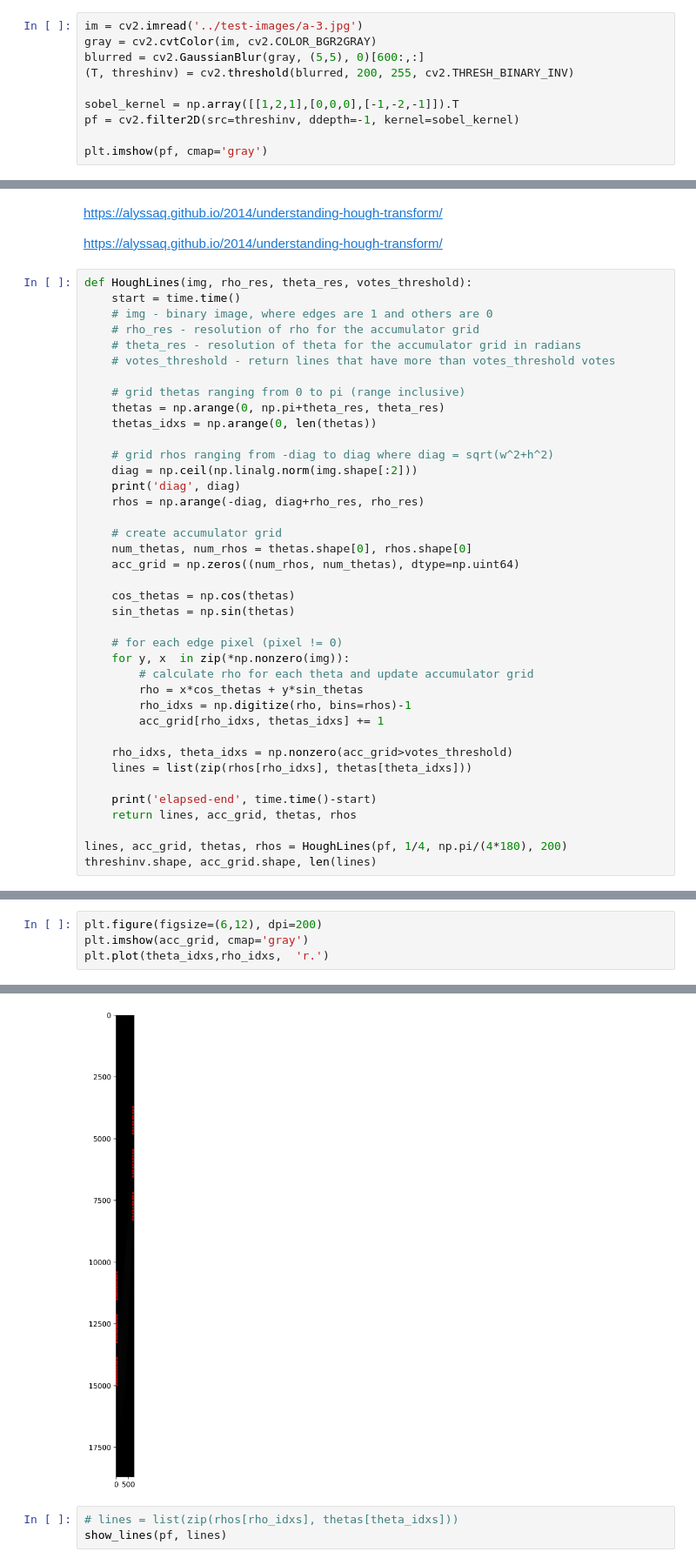
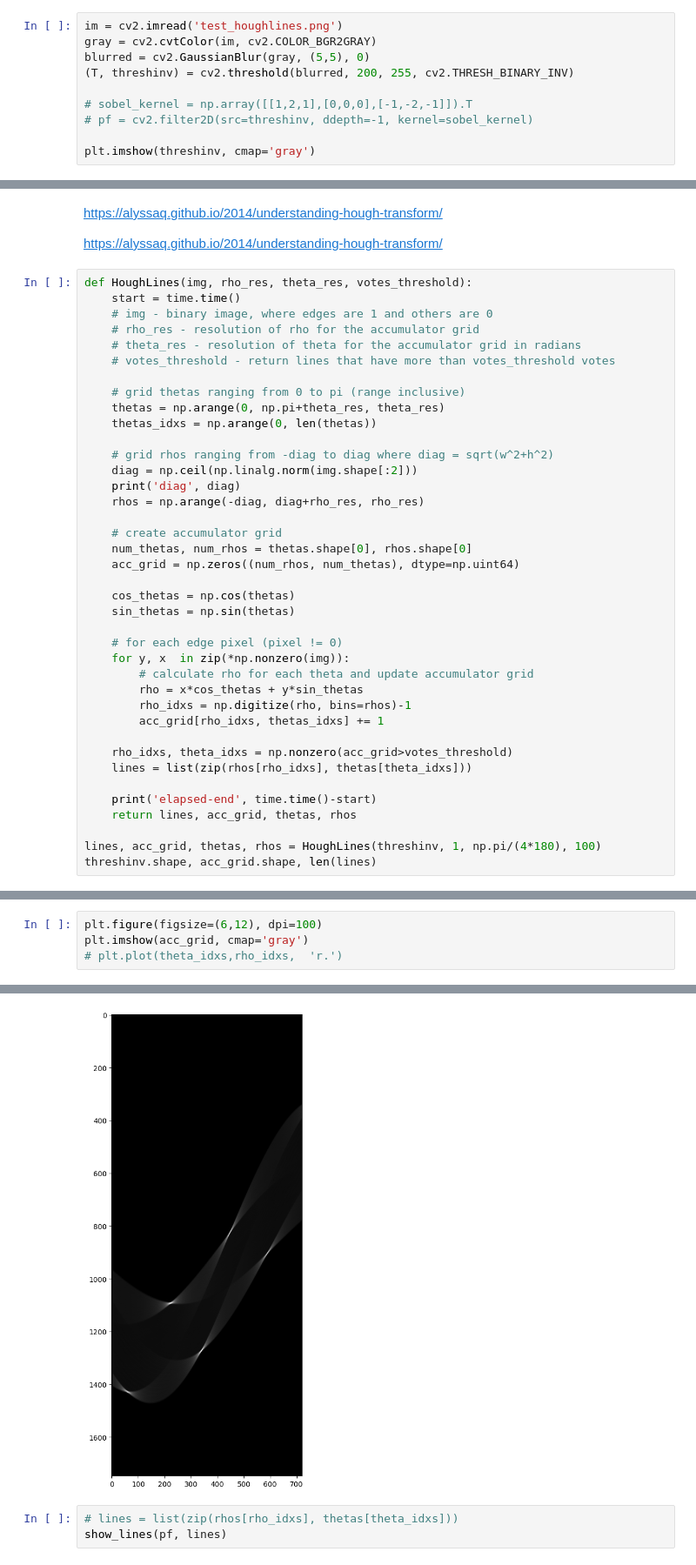
Before and after one commit to Bryantcornwell/CV-auto-grader, a Jupyter notebook: deepak/hough_lines_from_scratch.ipynb, the cells around one changed output, grey strips where cells are left out. Shown at 87% size. Saved outputs shown, nothing was run; the diff lists cells and outputs as text.

```diff
--- a/deepak/hough_lines_from_scratch.ipynb
+++ b/deepak/hough_lines_from_scratch.ipynb
@@ -10,14 +10,14 @@ import numpy as np
 import cv2
 import time
 # %%
-im = cv2.imread('../test-images/a-3.jpg')
+im = cv2.imread('test_houghlines.png')
 gray = cv2.cvtColor(im, cv2.COLOR_BGR2GRAY)
-blurred = cv2.GaussianBlur(gray, (5,5), 0)[600:,:]
+blurred = cv2.GaussianBlur(gray, (5,5), 0)
 (T, threshinv) = cv2.threshold(blurred, 200, 255, cv2.THRESH_BINARY_INV)
 
-sobel_kernel = np.array([[1,2,1],[0,0,0],[-1,-2,-1]]).T
-pf = cv2.filter2D(src=threshinv, ddepth=-1, kernel=sobel_kernel)
+# sobel_kernel = np.array([[1,2,1],[0,0,0],[-1,-2,-1]]).T
+# pf = cv2.filter2D(src=threshinv, ddepth=-1, kernel=sobel_kernel)
 
-plt.imshow(pf, cmap='gray')
+plt.imshow(threshinv, cmap='gray')
 # %% [output]
 <matplotlib.image.AxesImage at 0x...>
@@ -151,6 +143,6 @@ def HoughLines(img, rho_res, theta_res, votes_threshold):
     print('elapsed-end', time.time()-start)
     return lines, acc_grid, thetas, rhos
 
-lines, acc_grid, thetas, rhos = HoughLines(pf, 1/4, np.pi/(4*180), 200)
+lines, acc_grid, thetas, rhos = HoughLines(threshinv, 1, np.pi/(4*180), 100)
 threshinv.shape, acc_grid.shape, len(lines)
 # %% [output]
@@ -166,5 +158,5 @@ len(lines)
 # %%
-plt.figure(figsize=(6,12), dpi=200)
+plt.figure(figsize=(6,12), dpi=100)
 plt.imshow(acc_grid, cmap='gray')
-plt.plot(theta_idxs,rho_idxs,  'r.')
+# plt.plot(theta_idxs,rho_idxs,  'r.')
 # %% [output]
@@ -172,4 +164,4 @@ plt.plot(theta_idxs,rho_idxs,  'r.')
-[figure, old version]
+[figure, new version]
 # %%
 # lines = list(zip(rhos[rho_idxs], thetas[theta_idxs]))
 show_lines(pf, lines)
```
Also changed, not shown: parts of 6 cells of this notebook, 8 other files.
